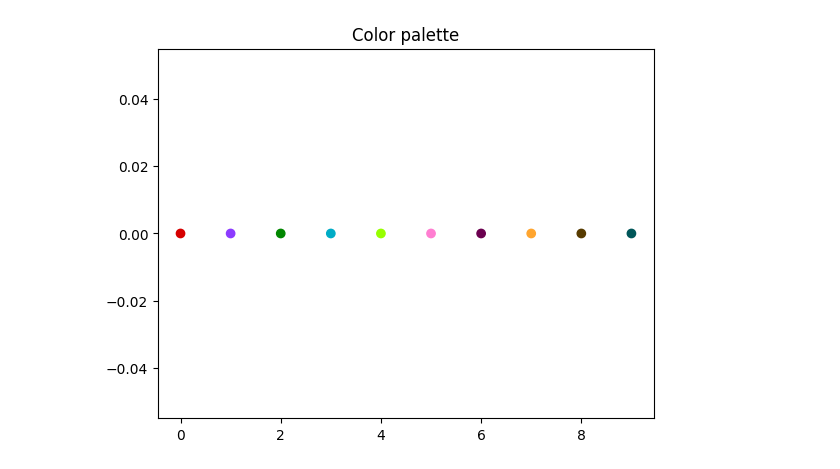
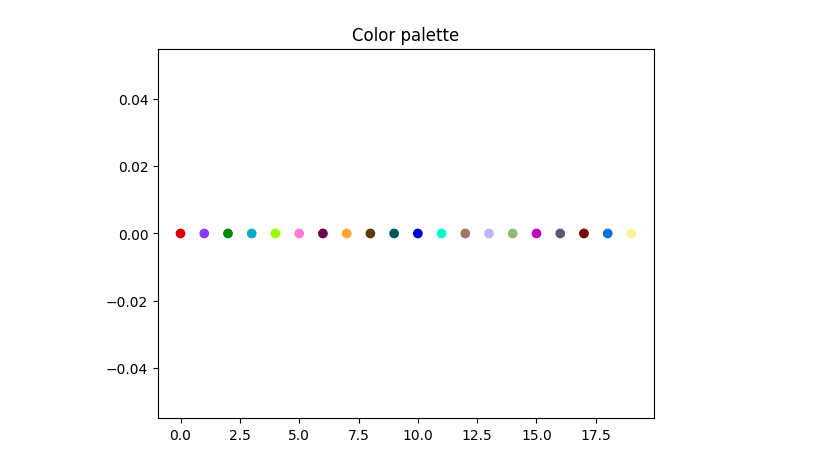
Before and after one commit to vateseif/lmpc-py, a Jupyter notebook: src/mpe/speaker_listener/examples/train.ipynb, the cells around one changed output. Cells and saved outputs as stored; diff of their text form; code cells hidden in the pictures.

```diff
--- a/src/mpe/speaker_listener/examples/train.ipynb
+++ b/src/mpe/speaker_listener/examples/train.ipynb
@@ -5,8 +5,8 @@ import sys
 sys.path.append(os.path.abspath('../'))
 from Trainer import Trainer
 # %%
-trainer = Trainer(num_landmarks=10, s_type='VQ', save_results=True)
+trainer = Trainer(num_landmarks=20, s_type='VQ', save_results=False)
 trainer.plot_color_palette()
 # %% [output]
-[figure, old version]
+[figure, new version]
 # %%
```
Also changed, not shown: parts of 2 cells of this notebook.
